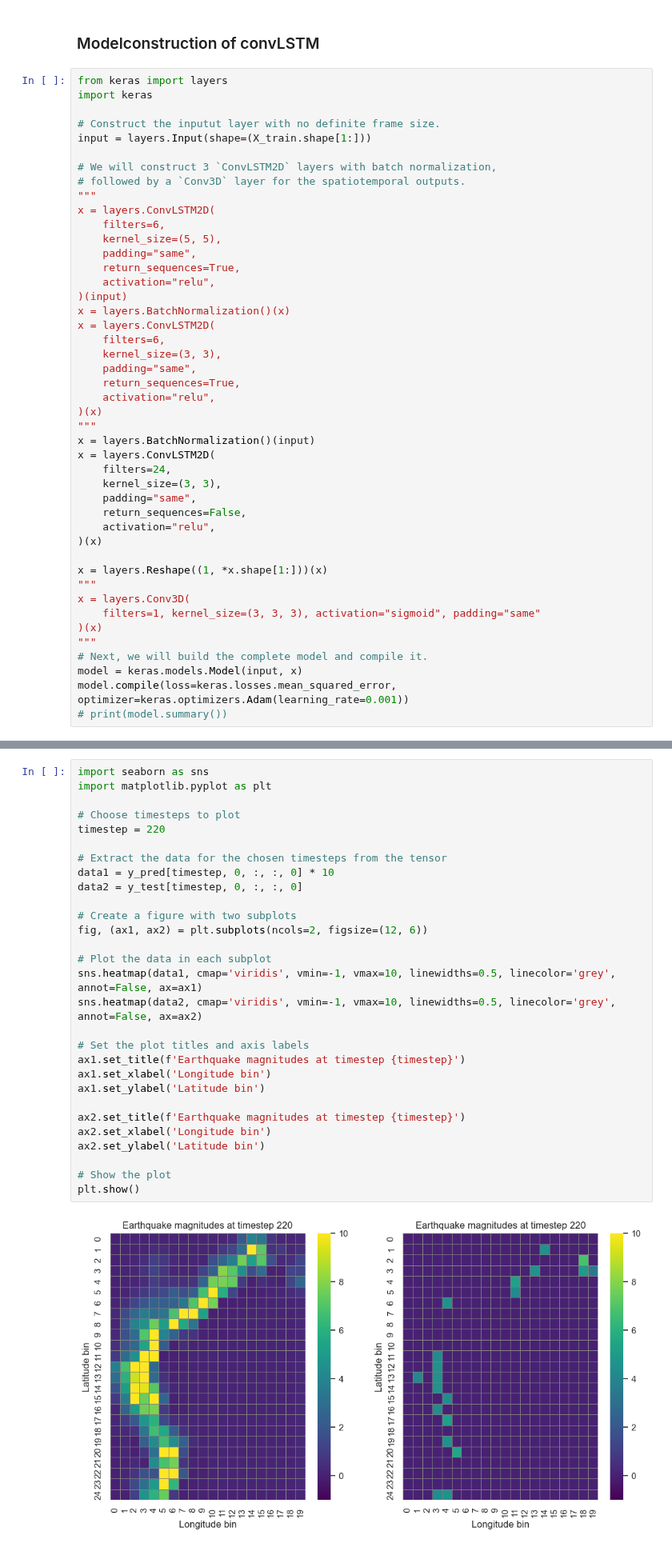
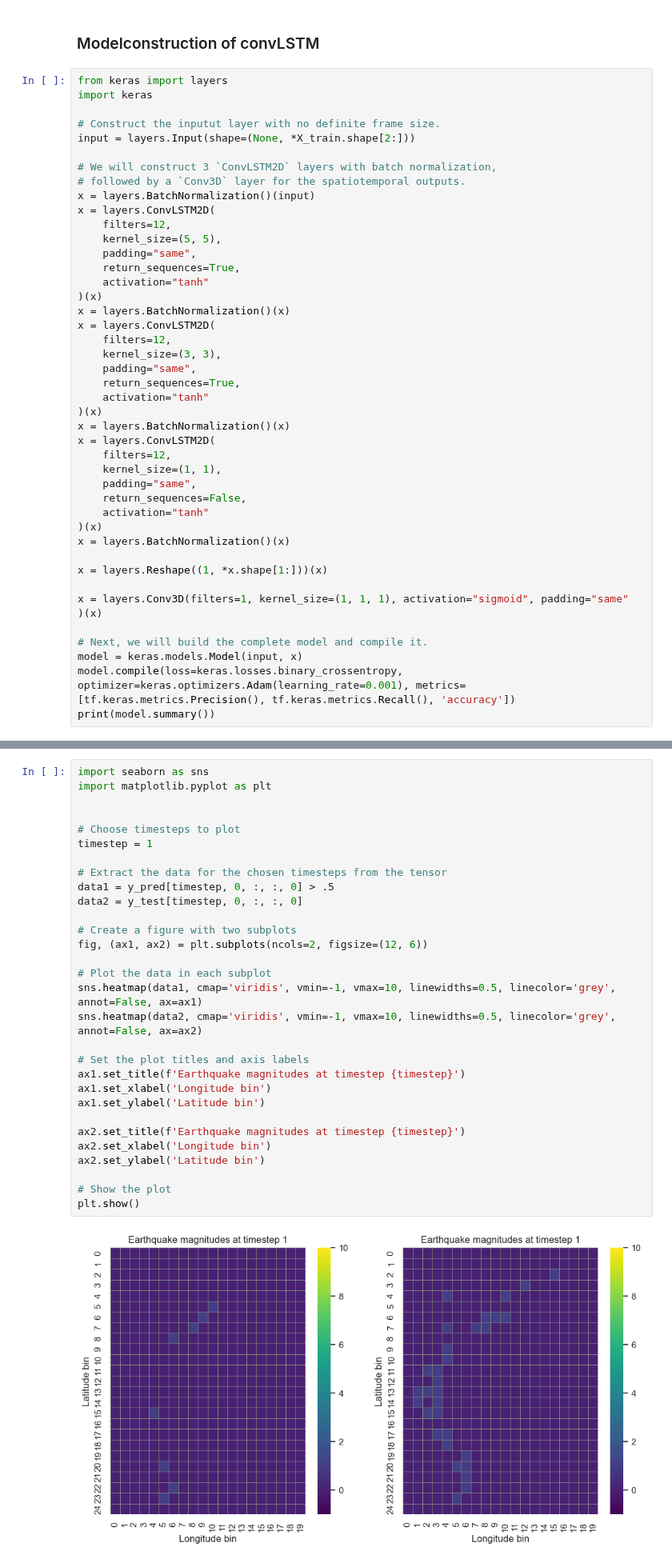
Before and after one commit to TheTrueSquirrel/thesis_spring_2023, a Jupyter notebook: sketch3.ipynb, the cells around one changed output, grey strips where cells are left out. Shown at 80% size. Saved outputs shown, nothing was run; the diff lists cells and outputs as text.

Commit message:
convLSTM update

```diff
--- a/sketch3.ipynb
+++ b/sketch3.ipynb
@@ -870,43 +872,42 @@ from keras import layers
 import keras
 
 # Construct the inputut layer with no definite frame size.
-input = layers.Input(shape=(X_train.shape[1:]))
+input = layers.Input(shape=(None, *X_train.shape[2:]))
 
 # We will construct 3 `ConvLSTM2D` layers with batch normalization,
 # followed by a `Conv3D` layer for the spatiotemporal outputs.
-"""
+x = layers.BatchNormalization()(input)
 x = layers.ConvLSTM2D(
-    filters=6,
+    filters=12,
     kernel_size=(5, 5),
     padding="same",
     return_sequences=True,
-    activation="relu",
-)(input)
+    activation="tanh"
+)(x)
 x = layers.BatchNormalization()(x)
 x = layers.ConvLSTM2D(
-    filters=6,
+    filters=12,
     kernel_size=(3, 3),
     padding="same",
     return_sequences=True,
-    activation="relu",
+    activation="tanh"
 )(x)
-"""
-x = layers.BatchNormalization()(input)
+x = layers.BatchNormalization()(x)
 x = layers.ConvLSTM2D(
-    filters=24,
-    kernel_size=(3, 3),
+    filters=12,
+    kernel_size=(1, 1),
     padding="same",
     return_sequences=False,
-    activation="relu",
+    activation="tanh"
+)(x)
+x = layers.BatchNormalization()(x)
+
+x = layers.Reshape((1, *x.shape[1:]))(x)
+
+x = layers.Conv3D(filters=1, kernel_size=(1, 1, 1), activation="sigmoid", padding="same"
 )(x)
 
-x = layers.Reshape((1, *x.shape[1:]))(x)
-"""
-x = layers.Conv3D(
-    filters=1, kernel_size=(3, 3, 3), activation="sigmoid", padding="same"
-)(x)
-"""
 # Next, we will build the complete model and compile it.
 model = keras.models.Model(input, x)
-model.compile(loss=keras.losses.mean_squared_error, optimizer=keras.optimizers.Adam(learning_rate=0.001))
-# print(model.summary())
+model.compile(loss=keras.losses.binary_crossentropy, optimizer=keras.optimizers.Adam(learning_rate=0.001), metrics=[tf.keras.metrics.Precision(), tf.keras.metrics.Recall(), 'accuracy'])
+print(model.summary())
@@ -956,31 +975,32 @@ y_pred = model.predict(X_test)
 # %%
 import seaborn as sns
 import matplotlib.pyplot as plt
 
+
 # Choose timesteps to plot
-timestep = 220
+timestep = 1
 
 # Extract the data for the chosen timesteps from the tensor
-data1 = y_pred[timestep, 0, :, :, 0] * 10
+data1 = y_pred[timestep, 0, :, :, 0] > .5
 data2 = y_test[timestep, 0, :, :, 0]
 
 # Create a figure with two subplots
 fig, (ax1, ax2) = plt.subplots(ncols=2, figsize=(12, 6))
 
 # Plot the data in each subplot
 sns.heatmap(data1, cmap='viridis', vmin=-1, vmax=10, linewidths=0.5, linecolor='grey', annot=False, ax=ax1)
 sns.heatmap(data2, cmap='viridis', vmin=-1, vmax=10, linewidths=0.5, linecolor='grey', annot=False, ax=ax2)
 
 # Set the plot titles and axis labels
 ax1.set_title(f'Earthquake magnitudes at timestep {timestep}')
 ax1.set_xlabel('Longitude bin')
 ax1.set_ylabel('Latitude bin')
 
 ax2.set_title(f'Earthquake magnitudes at timestep {timestep}')
 ax2.set_xlabel('Longitude bin')
 ax2.set_ylabel('Latitude bin')
 
 # Show the plot
 plt.show()
 # %% [output]
-[figure, old version]
+[figure, new version]
```
Also changed, not shown: parts of 8 cells of this notebook.
